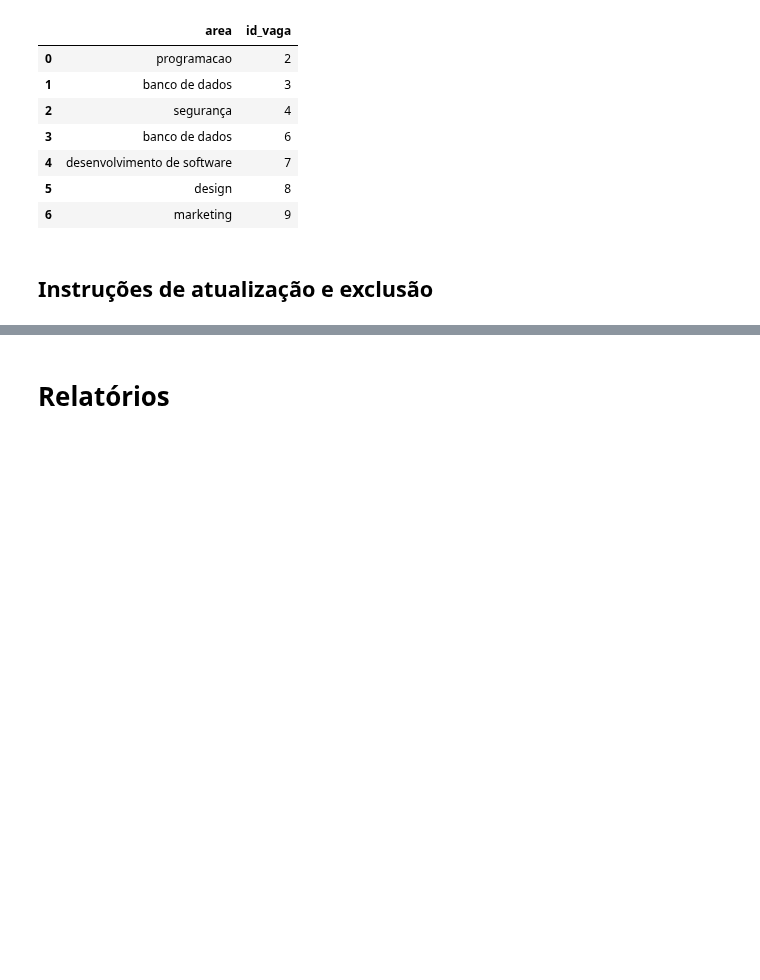
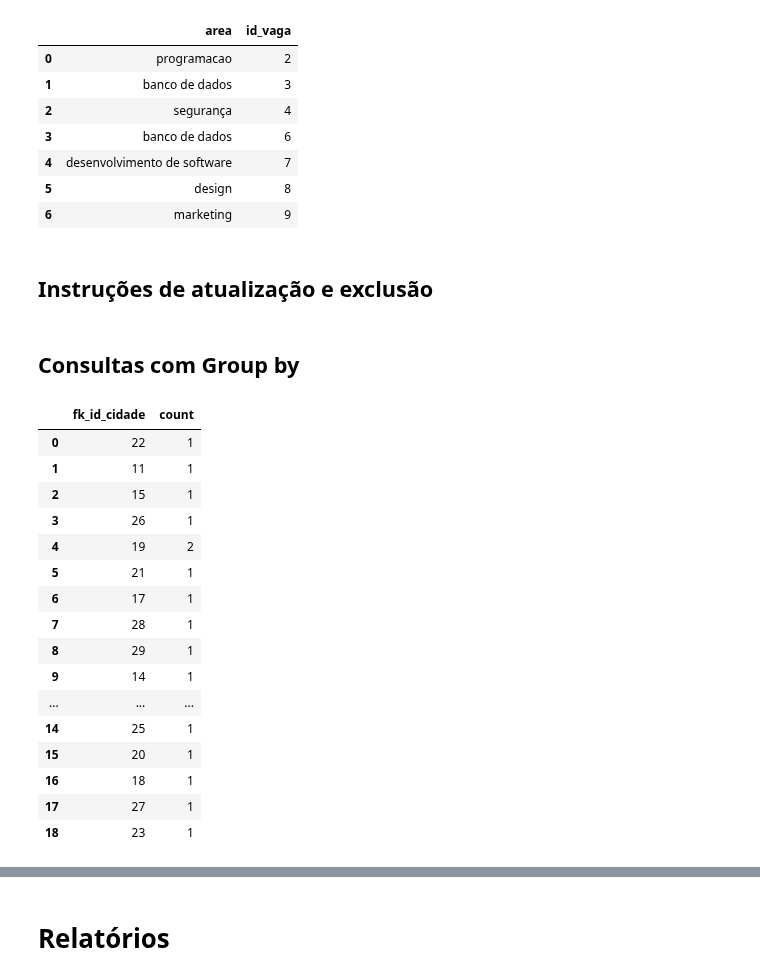
Before and after one commit to MateusLannes/Trabalho_BD1_2022, a Jupyter notebook: Files/ColabGHHL_Contrat.ipynb, the cells around one changed output, grey strips where cells are left out. Saved outputs shown, nothing was run; the diff lists cells and outputs as text; code cells hidden in the pictures; blank space fills up the shorter version.

```diff
--- a/Files/ColabGHHL_Contrat.ipynb
+++ b/Files/ColabGHHL_Contrat.ipynb
@@ -788,3 +788,28 @@ res
 | 6 | marketing | 9 |
 # %% [markdown]
 ## Instruções de atualização e exclusão
+# %% [markdown]
+## Consultas com Group by
+# %%
+res = pd.read_sql_query("""select fk_id_cidade, count(nome_bairro)
+from bairro group by fk_id_cidade """,conn)
+res
+#conta quantos bairros estão cadastrados em cada cidade no banco
+# %% [output]
+|  | fk_id_cidade | count |
+| 0 | 22 | 1 |
+| 1 | 11 | 1 |
+| 2 | 15 | 1 |
+| 3 | 26 | 1 |
+| 4 | 19 | 2 |
+| 5 | 21 | 1 |
+| 6 | 17 | 1 |
+| 7 | 28 | 1 |
+| 8 | 29 | 1 |
+| 9 | 14 | 1 |
+| ... | ... | ... |
+| 14 | 25 | 1 |
+| 15 | 20 | 1 |
+| 16 | 18 | 1 |
+| 17 | 27 | 1 |
+| 18 | 23 | 1 |
```
Also changed, not shown: parts of 2 cells of this notebook.
